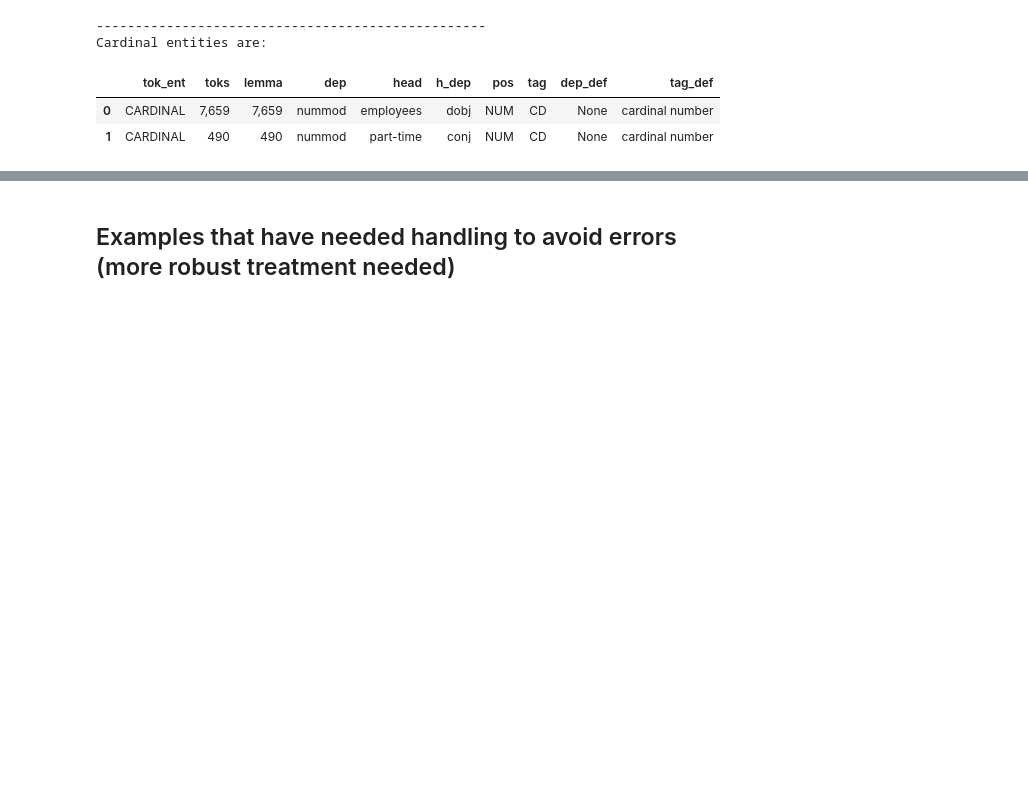
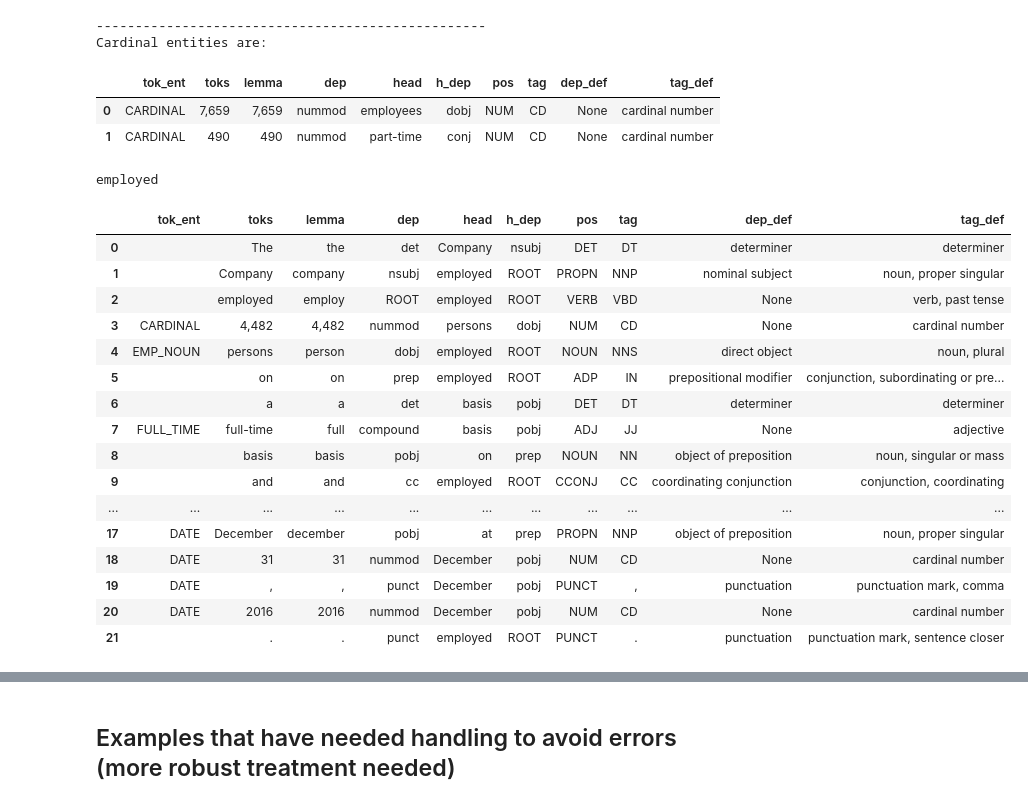
Before and after one commit to JarrodAJ/sec_employee_information_extraction, a Jupyter notebook: 4_Define_SpaCy_NER.ipynb, the cells around one changed output, grey strips where cells are left out. Cells and saved outputs as stored; diff of their text form; code cells hidden in the pictures; blank space fills up the shorter version.

```diff
--- a/4_Define_SpaCy_NER.ipynb
+++ b/4_Define_SpaCy_NER.ipynb
@@ -4538,3 +4918,5 @@ fn_list = [
 ]
 fn1 = nlp(fn_list[0])
 fn2 = nlp(fn_list[1])
+fn3 = nlp(fn_list[2])
+fn4 = nlp(fn_list[3])
@@ -4658,3 +5154,27 @@ Cardinal entities are:
 |  | tok_ent | toks | lemma | dep | head | h_dep | pos | tag | dep_def | tag_def |
 | 0 | CARDINAL | 7,659 | 7,659 | nummod | employees | dobj | NUM | CD | None | cardinal number |
 | 1 | CARDINAL | 490 | 490 | nummod | part-time | conj | NUM | CD | None | cardinal number |
+# %%
+print(fn4[7].head.head.head)
+# %% [output]
+employed
+# %%
+print_df(make_tok_df(fn4))
+# %% [output]
+|  | tok_ent | toks | lemma | dep | head | h_dep | pos | tag | dep_def | tag_def |
+| 0 |  | The | the | det | Company | nsubj | DET | DT | determiner | determiner |
+| 1 |  | Company | company | nsubj | employed | ROOT | PROPN | NNP | nominal subject | noun, proper singular |
+| 2 |  | employed | employ | ROOT | employed | ROOT | VERB | VBD | None | verb, past tense |
+| 3 | CARDINAL | 4,482 | 4,482 | nummod | persons | dobj | NUM | CD | None | cardinal number |
+| 4 | EMP_NOUN | persons | person | dobj | employed | ROOT | NOUN | NNS | direct object | noun, plural |
+| 5 |  | on | on | prep | employed | ROOT | ADP | IN | prepositional modifier | conjunction, subordinating or pre... |
+| 6 |  | a | a | det | basis | pobj | DET | DT | determiner | determiner |
+| 7 | FULL_TIME | full-time | full | compound | basis | pobj | ADJ | JJ | None | adjective |
+| 8 |  | basis | basis | pobj | on | prep | NOUN | NN | object of preposition | noun, singular or mass |
+| 9 |  | and | and | cc | employed | ROOT | CCONJ | CC | coordinating conjunction | conjunction, coordinating |
+| ... | ... | ... | ... | ... | ... | ... | ... | ... | ... | ... |
+| 17 | DATE | December | december | pobj | at | prep | PROPN | NNP | object of preposition | noun, proper singular |
+| 18 | DATE | 31 | 31 | nummod | December | pobj | NUM | CD | None | cardinal number |
+| 19 | DATE | , | , | punct | December | pobj | PUNCT | , | punctuation | punctuation mark, comma |
+| 20 | DATE | 2016 | 2016 | nummod | December | pobj | NUM | CD | None | cardinal number |
+| 21 |  | . | . | punct | employed | ROOT | PUNCT | . | punctuation | punctuation mark, sentence closer |
```
Also changed, not shown: parts of 68 cells of this notebook.
